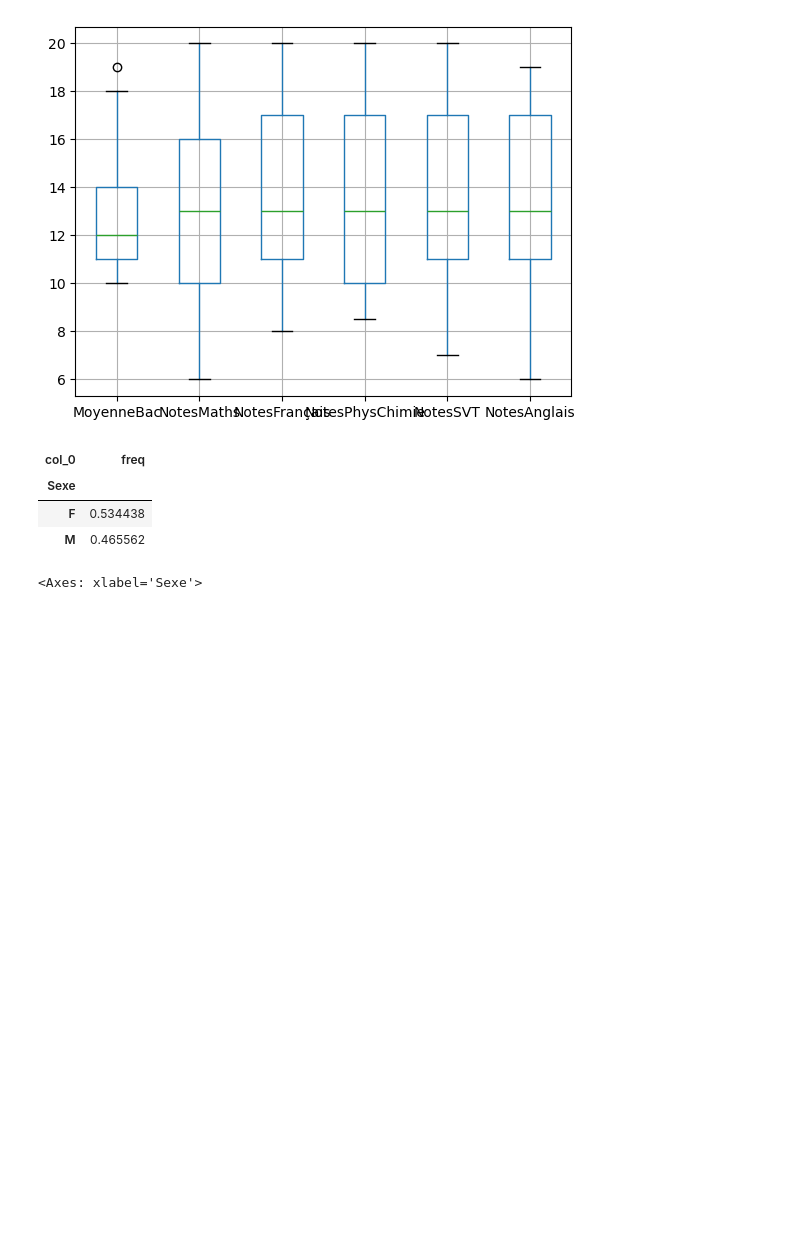
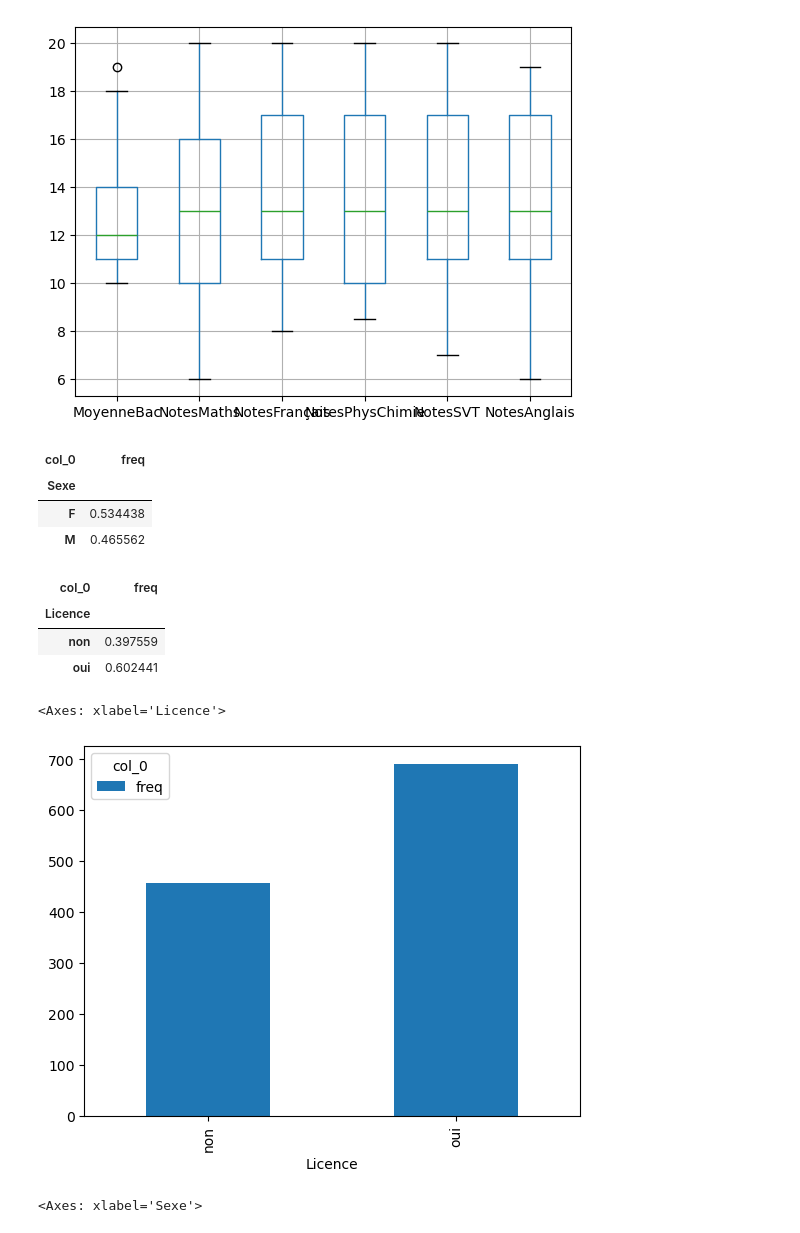
Before and after one commit to Shado2107/orientation_analyse, a Jupyter notebook: analyse_descriptive.ipynb, the cells around one changed output. Saved outputs shown, nothing was run; the diff lists cells and outputs as text; code cells hidden in the pictures; blank space fills up the shorter version.

```diff
--- a/analyse_descriptive.ipynb
+++ b/analyse_descriptive.ipynb
@@ -120,6 +119,27 @@ pd.crosstab(df.Sexe, "freq", normalize=True)
 | Sexe |  |
 | F | 0.534438 |
 | M | 0.465562 |
+# %%
+df.Licence.describe()
+
+df.Licence.unique()
+
+df.Licence.value_counts()
+
+pd.crosstab(df.Licence, "freq")
+
+pd.crosstab(df.Licence, "freq", normalize=True)
+# %% [output]
+| col_0 | freq |
+| Licence |  |
+| non | 0.397559 |
+| oui | 0.602441 |
+# %%
+etud = pd.crosstab(df.Licence, "freq")
+etud.plot.bar()
+# %% [output]
+<Axes: xlabel='Licence'>
+[figure, added]
 # %%
 etud = pd.crosstab(df.Sexe, "freq")
 etud.plot.bar()
```
Also changed, not shown: parts of 3 cells of this notebook, 4 other files.
